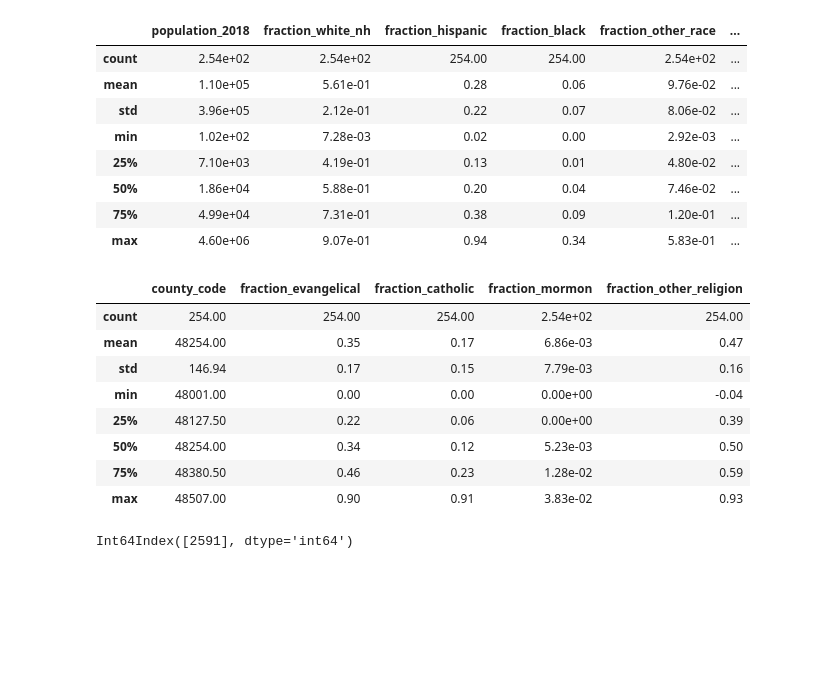
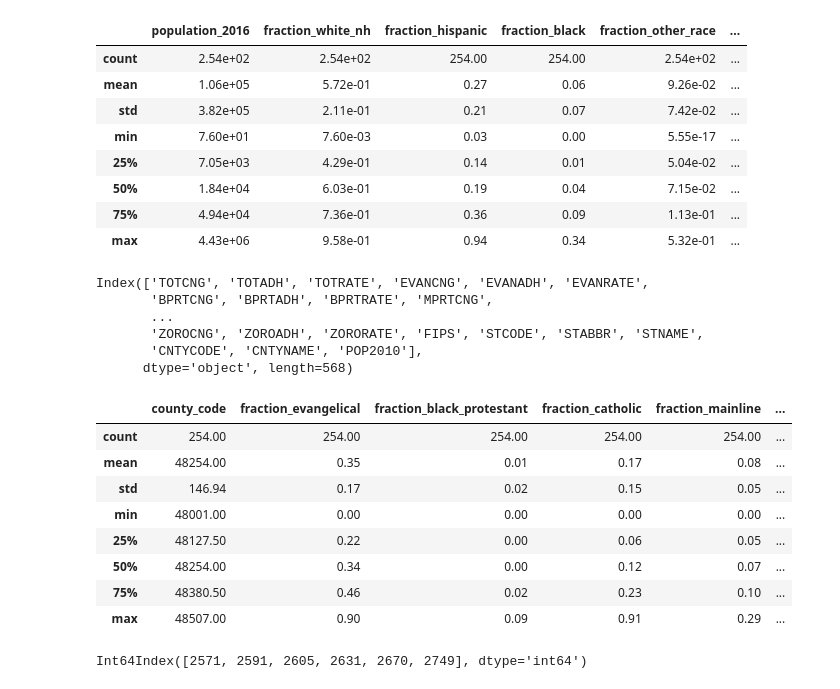
Before and after one commit to stevans/bernie-texas-2020, a Jupyter notebook: notebooks/1.0-mls-load-and-clean-county-level-demographic-data.ipynb, the cells around one changed output. Cells and saved outputs as stored; diff of their text form; code cells hidden in the pictures; blank space fills up the shorter version.

```diff
--- a/notebooks/1.0-mls-load-and-clean-county-level-demographic-data.ipynb
+++ b/notebooks/1.0-mls-load-and-clean-county-level-demographic-data.ipynb
@@ -72,20 +93,20 @@ txcounties['fraction_other_race'] = 1. - txcounties['fraction_white_nh'] - \
 txcounties['fraction_w4yrdeg'] = txcounties.B15003_022E / txcounties.B15003_001E
 txcounties['per_capita_income'] = txcounties.B19301_001E
 # %%
-txcounties = txcounties[['population_2018', 'fraction_white_nh', 'fraction_hispanic', \
+txcounties = txcounties[['population_'+str(acs_year), 'fraction_white_nh', 'fraction_hispanic', \
                          'fraction_black','fraction_other_race', \
                          'fraction_w4yrdeg','per_capita_income']]
 txcounties.describe()
 # %% [output]
-|  | population_2018 | fraction_white_nh | fraction_hispanic | fraction_black | fraction_other_race | ... |
+|  | population_2016 | fraction_white_nh | fraction_hispanic | fraction_black | fraction_other_race | ... |
 | count | 2.54e+02 | 2.54e+02 | 254.00 | 254.00 | 2.54e+02 | ... |
-| mean | 1.10e+05 | 5.61e-01 | 0.28 | 0.06 | 9.76e-02 | ... |
-| std | 3.96e+05 | 2.12e-01 | 0.22 | 0.07 | 8.06e-02 | ... |
-| min | 1.02e+02 | 7.28e-03 | 0.02 | 0.00 | 2.92e-03 | ... |
-| 25% | 7.10e+03 | 4.19e-01 | 0.13 | 0.01 | 4.80e-02 | ... |
-| 50% | 1.86e+04 | 5.88e-01 | 0.20 | 0.04 | 7.46e-02 | ... |
-| 75% | 4.99e+04 | 7.31e-01 | 0.38 | 0.09 | 1.20e-01 | ... |
-| max | 4.60e+06 | 9.07e-01 | 0.94 | 0.34 | 5.83e-01 | ... |
+| mean | 1.06e+05 | 5.72e-01 | 0.27 | 0.06 | 9.26e-02 | ... |
+| std | 3.82e+05 | 2.11e-01 | 0.21 | 0.07 | 7.42e-02 | ... |
+| min | 7.60e+01 | 7.60e-03 | 0.03 | 0.00 | 5.55e-17 | ... |
+| 25% | 7.05e+03 | 4.29e-01 | 0.14 | 0.01 | 5.04e-02 | ... |
+| 50% | 1.84e+04 | 6.03e-01 | 0.19 | 0.04 | 7.15e-02 | ... |
+| 75% | 4.94e+04 | 7.36e-01 | 0.36 | 0.09 | 1.13e-01 | ... |
+| max | 4.43e+06 | 9.58e-01 | 0.94 | 0.34 | 5.32e-01 | ... |
 # %%
 #add column of county number (as state number and county number)
 
@@ -103,0 +130,9 @@ religion = pd.read_excel('../data/external/U.S. Religion Census Religious '+\
+# %%
+religion.keys()
+# %% [output]
+Index(['TOTCNG', 'TOTADH', 'TOTRATE', 'EVANCNG', 'EVANADH', 'EVANRATE',
+       'BPRTCNG', 'BPRTADH', 'BPRTRATE', 'MPRTCNG',
+       ...
+       'ZOROCNG', 'ZOROADH', 'ZORORATE', 'FIPS', 'STCODE', 'STABBR', 'STNAME',
+       'CNTYCODE', 'CNTYNAME', 'POP2010'],
+      dtype='object', length=568)
@@ -106,9 +145,12 @@ religion = pd.read_excel('../data/external/U.S. Religion Census Religious '+\
 #Evangelical
 #Catholic
 #Mormon
+#Jewish
 #Total population in 2010
 #County Code
 religion = religion[religion['STABBR']=='TX'].loc[:, \
-          ['EVANADH','CATHADH','LDSADH','POP2010','CNTYCODE','CNTYNAME']]
+          ['TOTADH','EVANADH','BPRTADH',
+             'MPRTADH','CATHADH','OTHADH','LDSADH','CJUDADH','OJUDADH','RJUDADH',\
+           'POP2010','CNTYCODE','CNTYNAME']]
 # %%
 religion['county_code'] = religion['CNTYCODE']+48000
@@ -115,32 +161,38 @@ religion['county_code'] = religion['CNTYCODE']+48000
 # %%
-religion['County'] = religion['CNTYNAME'].str.split('\s').str[0]
-religion['County'] = religion['County'].str.upper()
+religion['County'] = religion['CNTYNAME'].str.upper()
 # %%
 #convert number to fraction
+religion['fraction_total_religion'] = religion['TOTADH'] / religion['POP2010']
 religion['fraction_evangelical'] = religion['EVANADH'] / religion['POP2010']
+religion['fraction_black_protestant'] = religion['BPRTADH'] / religion['POP2010']
+religion['fraction_mainline'] = religion['MPRTADH'] / religion['POP2010']
 religion['fraction_catholic'] = religion['CATHADH'] / religion['POP2010']
+religion['fraction_other_religion'] = religion['OTHADH'] / religion['POP2010']
 religion['fraction_mormon'] = religion['LDSADH'] / religion['POP2010']
+religion['fraction_jewish'] = (religion['CJUDADH'] + religion['OJUDADH'] \
+                               + religion['RJUDADH']) / religion['POP2010']
 religion = religion.fillna(0)
-religion['fraction_other_religion'] = 1. - religion['fraction_evangelical'] \
-                            - religion['fraction_catholic'] - religion['fraction_mormon']
+religion['fraction_unclaimed_religion'] = 1. - religion['fraction_total_religion']
 # %%
-religion = religion[['county_code','fraction_evangelical', 'fraction_catholic', \
-                     'fraction_mormon','fraction_other_religion','County']]
+religion = religion[['county_code','fraction_evangelical', 'fraction_black_protestant', \
+                     'fraction_catholic', 'fraction_mainline', \
+                     'fraction_mormon','fraction_jewish','fraction_other_religion', \
+                     'fraction_unclaimed_religion','County']]
 religion.describe()
 # %% [output]
-|  | county_code | fraction_evangelical | fraction_catholic | fraction_mormon | fraction_other_religion |
-| count | 254.00 | 254.00 | 254.00 | 2.54e+02 | 254.00 |
-| mean | 48254.00 | 0.35 | 0.17 | 6.86e-03 | 0.47 |
-| std | 146.94 | 0.17 | 0.15 | 7.79e-03 | 0.16 |
-| min | 48001.00 | 0.00 | 0.00 | 0.00e+00 | -0.04 |
-| 25% | 48127.50 | 0.22 | 0.06 | 0.00e+00 | 0.39 |
-| 50% | 48254.00 | 0.34 | 0.12 | 5.23e-03 | 0.50 |
-| 75% | 48380.50 | 0.46 | 0.23 | 1.28e-02 | 0.59 |
-| max | 48507.00 | 0.90 | 0.91 | 3.83e-02 | 0.93 |
+|  | county_code | fraction_evangelical | fraction_black_protestant | fraction_catholic | fraction_mainline | ... |
+| count | 254.00 | 254.00 | 254.00 | 254.00 | 254.00 | ... |
+| mean | 48254.00 | 0.35 | 0.01 | 0.17 | 0.08 | ... |
+| std | 146.94 | 0.17 | 0.02 | 0.15 | 0.05 | ... |
+| min | 48001.00 | 0.00 | 0.00 | 0.00 | 0.00 | ... |
+| 25% | 48127.50 | 0.22 | 0.00 | 0.06 | 0.05 | ... |
+| 50% | 48254.00 | 0.34 | 0.00 | 0.12 | 0.07 | ... |
+| 75% | 48380.50 | 0.46 | 0.02 | 0.23 | 0.10 | ... |
+| max | 48507.00 | 0.90 | 0.09 | 0.91 | 0.29 | ... |
 # %%
 #Find which counties have a negative percent other
 import numpy as np
-religion[religion['fraction_other_religion'] < 0].index
+religion[religion['fraction_unclaimed_religion'] < 0].index
 # %% [output]
-Int64Index([2591], dtype='int64')
+Int64Index([2571, 2591, 2605, 2631, 2670, 2749], dtype='int64')
 # %%
```
Also changed, not shown: parts of 59 cells of this notebook, 10 other files.
